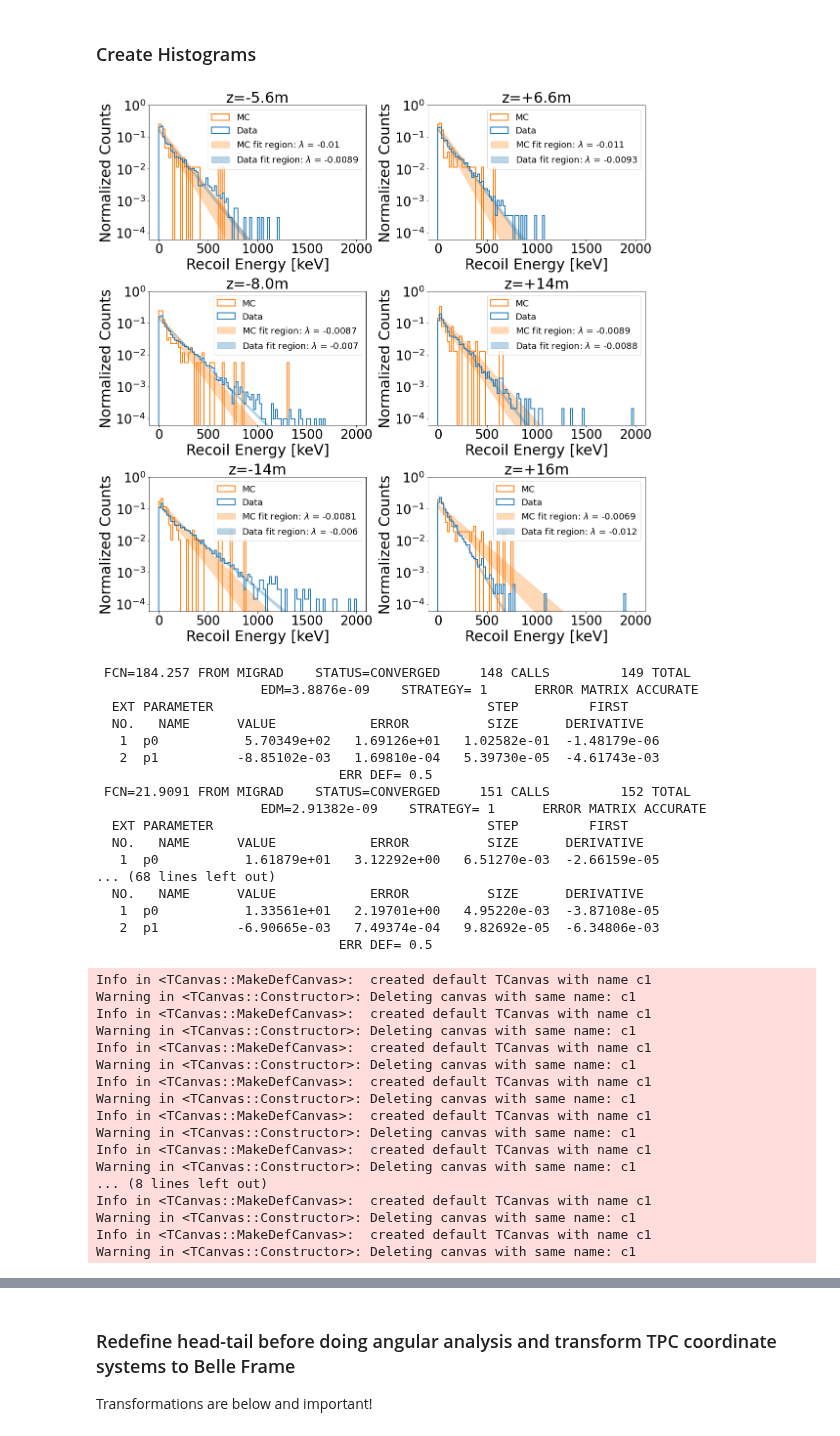
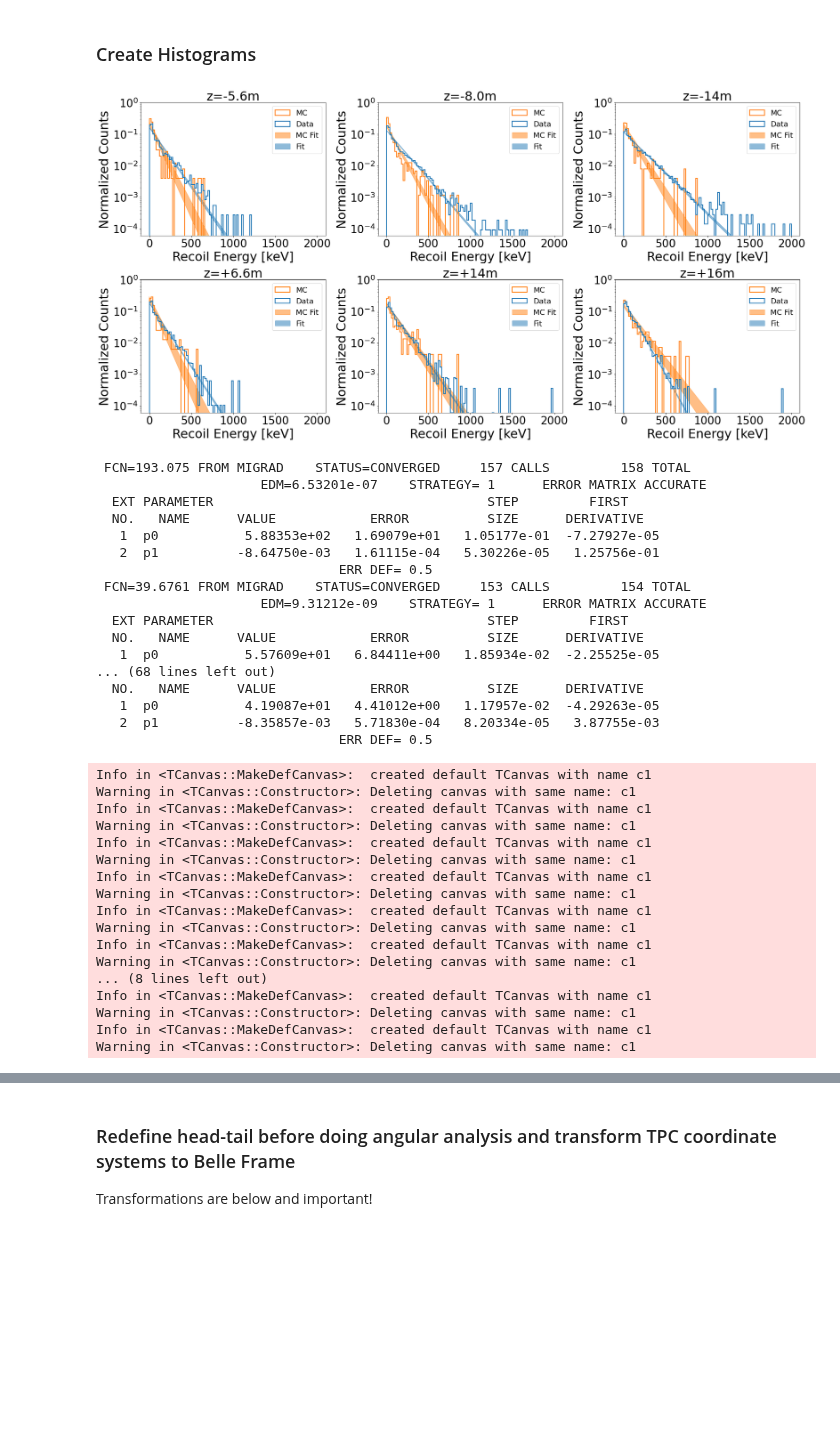
Before and after one commit to jschuel/jeff_workspace, a Jupyter notebook: analysis/phase3/with_sim/Spectra_and_angular_plots.ipynb, the cells around one changed output, grey strips where cells are left out. Drawn from its saved outputs; the diff is of its cells as text; code cells hidden in the pictures; blank space fills up the shorter version.

Commit message:
Routine commit with lots of analysis changes

```diff
--- a/analysis/phase3/with_sim/Spectra_and_angular_plots.ipynb
+++ b/analysis/phase3/with_sim/Spectra_and_angular_plots.ipynb
@@ -53,3 +18,6 @@ See the caveats in the documentation: https://pandas.pydata.org/pandas-docs/stab
+# %%
+a = analysis.analysis(recoils_only = True, fei4_restrict = False)
+#a1 = analysis.analysis(recoils_only = True, fei4_restrict = False)
 # %%
 LER_cont_inj = a.get_tpc_data_during_study_period("LER", "Cont_inj")
 LER_decay = a.get_tpc_data_during_study_period("LER", "Decay")
@@ -59,4 +27,4 @@ Lumi_cont_inj = a.get_tpc_data_during_study_period("Lumi", "Cont_inj")
 Lumi_decay = a.get_tpc_data_during_study_period("Lumi", "Decay")
 MC = a.MC_data
 for tpc in MC.keys():
-    MC[tpc]=MC[tpc].loc[MC[tpc]['VRC_id']==5]
+    MC[tpc]=MC[tpc].loc[MC[tpc]['is_recoil']==1]
@@ -91,15 +92,15 @@ for tpc in ['iiwi', 'nene', 'humu', 'palila', 'tako', 'elepaio']:
 # %%
 def plot_spectra(side = "BWD", ekey = 'track_energy', combined_data = True):
     if side == "BWD":
-        tpcs = ['palila', 'iiwi', 'tako', 'nene', 'elepaio', 'humu']
-        locations = ['z=-5.6m', 'z=+6.6m', 'z=-8.0m', 'z=+14m', 'z=-14m', 'z=+16m']
+        tpcs = ['palila', 'tako', 'elepaio', 'iiwi', 'nene', 'humu']
+        locations = ['z=-5.6m', 'z=-8.0m', 'z=-14m', 'z=+6.6m', 'z=+14m', 'z=+16m']
         ring = "HER"
     else:
         tpcs = ['humu', 'nene', 'iiwi']
         ring = "LER"
 
     i = 1
-    fig = plt.figure(figsize=(16,16))
+    fig = plt.figure(figsize=(24,12))
     plt.rc('legend', fontsize=18)
     plt.rc('xtick', labelsize=26)
     plt.rc('ytick', labelsize=26)
@@ -109,7 +110,7 @@ def plot_spectra(side = "BWD", ekey = 'track_energy', combined_data = True):
     if combined_data == True:
         combined_data = {}
         for tpc in tpcs:
-            plt.subplot(3,2,i)
+            plt.subplot(2,3,i)
             HER_cont_inj[tpc] = HER_cont_inj[tpc].append(LER_cont_inj[tpc])
             combined_data[tpc] = Lumi_cont_inj[tpc].append(HER_cont_inj[tpc])
             combined_data[tpc].index = [i for i in range(0,len(combined_data[tpc]))]
@@ -127,8 +128,8 @@ def plot_spectra(side = "BWD", ekey = 'track_energy', combined_data = True):
 
             params_data, errs_data = get_fit_function(combined_data[tpc], ekey)
             params_MC, errs_MC = get_fit_function(MC[tpc], 'reco_energy')
-            plt.fill_between(x_plt, factor_MC*(params_MC[0]-errs_MC[0])*np.exp((params_MC[1]-errs_MC[1])*x_plt), factor_MC*(params_MC[0]+errs_MC[0])*np.exp((params_MC[1]+errs_MC[1])*x_plt), color = 'tab:orange', label = r'MC fit region: $\lambda$ = %s'%(float('%.2g' % params_MC[1])), alpha = 0.3)#, float('%.1g' % errs_MC[1])), alpha = 0.3)
-            plt.fill_between(x_plt, factor*(params_data[0]-errs_data[0])*np.exp((params_data[1]-errs_data[1])*x_plt), factor*(params_data[0]+errs_data[0])*np.exp((params_data[1]+errs_data[1])*x_plt), color = 'tab:blue', label = r'Data fit region: $\lambda$ = %s'%(float('%.2g' % params_data[1])), alpha = 0.3)#, float('%.1g' % errs_data[1])), alpha = 0.3)
+            plt.fill_between(x_plt, factor_MC*(params_MC[0]-errs_MC[0])*np.exp((params_MC[1]-errs_MC[1])*x_plt), factor_MC*(params_MC[0]+errs_MC[0])*np.exp((params_MC[1]+errs_MC[1])*x_plt), color = 'tab:orange', alpha = 0.5, label = "MC Fit")#, label = r'MC fit region: $\lambda$ = %s'%(float('%.2g' % params_MC[1])), alpha = 0.3)#, float('%.1g' % errs_MC[1])), alpha = 0.3)
+            plt.fill_between(x_plt, factor*(params_data[0]-errs_data[0])*np.exp((params_data[1]-errs_data[1])*x_plt), factor*(params_data[0]+errs_data[0])*np.exp((params_data[1]+errs_data[1])*x_plt), color = 'tab:blue', alpha = 0.5, label = "Fit")#, label = r'Data fit region: $\lambda$ = %s'%(float('%.2g' % params_data[1])), alpha = 0.3)#, float('%.1g' % errs_data[1])), alpha = 0.3)
             plt.title(locations[i-1])
             plt.yscale("Log")
             plt.xlabel('Recoil Energy [keV]')
@@ -192,50 +193,50 @@ def plot_spectra(side = "BWD", ekey = 'track_energy', combined_data = True):
             #else:
             #    plt.fill_between([0],[0],[0], lw = 0, label = r'$\lambda_{lumi}-\lambda_{%s} = %s \pm %s$'%(ring, float('%.3g' % (params_lumi[1]-params_LER[1])), float('%.2g' % np.sqrt(errs_lumi[1]**2+errs_LER[1]**2))), color = 'white')
             #plt.title(tpc)
             #plt.yscale("Log")
             #plt.xlabel('Recoil Energy [keV]')
             #plt.ylim(0.9,3000)
             #plt.legend()
             #i+=2
             i += 1
     plt.tight_layout()
     plt.savefig('spectra_data-MC.jpg')
     plt.show()
     return combined_data
 def get_fit_function(df, ekey):
     h = ROOT.TH1D("h", "", 100, 20, 2000)
     energy = array.array('d', df[ekey])
     for i in range(0,len(df)):
         h.Fill(energy[i])
     f = ROOT.TF1("f","[0]*TMath::Exp(([1]*x))")
     #f.SetParLimits(0,0,20)
     #f.SetParLimits(2,0,0.001)
     f.SetParLimits(1,-0.05,0)
     h.Fit(f, "SL")
     c = ROOT.TCanvas("c1", "c1", 800, 600)
     params = f.GetParameters()
     par_errs = f.GetParErrors()
     return params, par_errs
 combined_data = plot_spectra()
 #params, errs = get_fit_function(Lumi_cont_inj['elepaio'])
 # %% [output]
-[figure, old version]
+[figure, new version]
- FCN=184.257 FROM MIGRAD    STATUS=CONVERGED     148 CALLS         149 TOTAL
-                     EDM=3.8876e-09    STRATEGY= 1      ERROR MATRIX ACCURATE
+ FCN=193.075 FROM MIGRAD    STATUS=CONVERGED     157 CALLS         158 TOTAL
+                     EDM=6.53201e-07    STRATEGY= 1      ERROR MATRIX ACCURATE
   EXT PARAMETER                                   STEP         FIRST
   NO.   NAME      VALUE            ERROR          SIZE      DERIVATIVE
-   1  p0           5.70349e+02   1.69126e+01   1.02582e-01  -1.48179e-06
-   2  p1          -8.85102e-03   1.69810e-04   5.39730e-05  -4.61743e-03
+   1  p0           5.88353e+02   1.69079e+01   1.05177e-01  -7.27927e-05
+   2  p1          -8.64750e-03   1.61115e-04   5.30226e-05   1.25756e-01
                                ERR DEF= 0.5
- FCN=21.9091 FROM MIGRAD    STATUS=CONVERGED     151 CALLS         152 TOTAL
-                     EDM=2.91382e-09    STRATEGY= 1      ERROR MATRIX ACCURATE
+ FCN=39.6761 FROM MIGRAD    STATUS=CONVERGED     153 CALLS         154 TOTAL
+                     EDM=9.31212e-09    STRATEGY= 1      ERROR MATRIX ACCURATE
   EXT PARAMETER                                   STEP         FIRST
   NO.   NAME      VALUE            ERROR          SIZE      DERIVATIVE
-   1  p0           1.61879e+01   3.12292e+00   6.51270e-03  -2.66159e-05
+   1  p0           5.57609e+01   6.84411e+00   1.85934e-02  -2.25525e-05
 ... (68 lines left out)
   NO.   NAME      VALUE            ERROR          SIZE      DERIVATIVE
-   1  p0           1.33561e+01   2.19701e+00   4.95220e-03  -3.87108e-05
-   2  p1          -6.90665e-03   7.49374e-04   9.82692e-05  -6.34806e-03
+   1  p0           4.19087e+01   4.41012e+00   1.17957e-02  -4.29263e-05
+   2  p1          -8.35857e-03   5.71830e-04   8.20334e-05   3.87755e-03
                                ERR DEF= 0.5
 Info in <TCanvas::MakeDefCanvas>:  created default TCanvas with name c1
 Warning in <TCanvas::Constructor>: Deleting canvas with same name: c1
```
Also changed, not shown: parts of 9 cells of this notebook, 4 other files.
